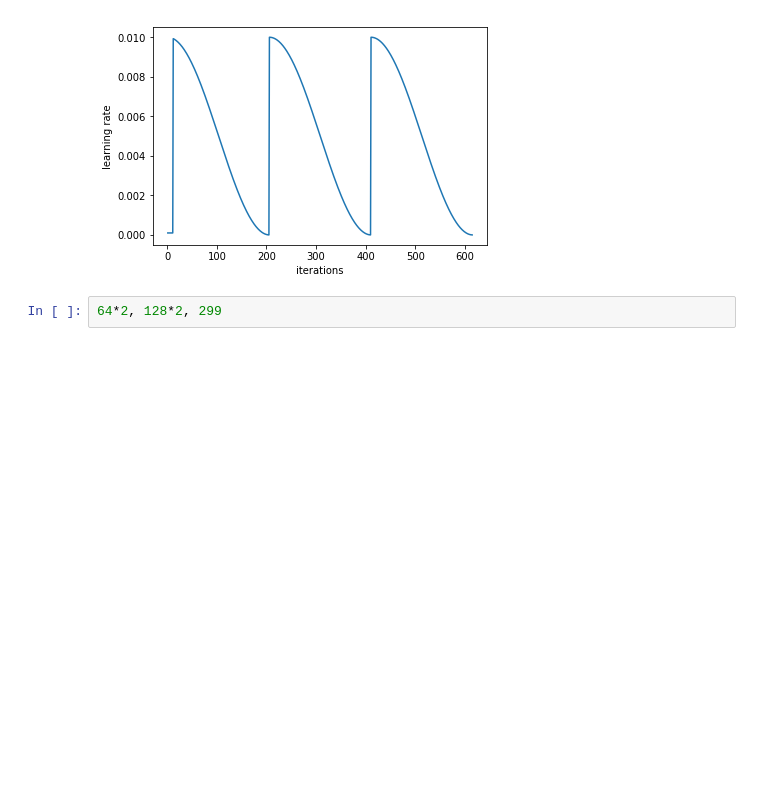
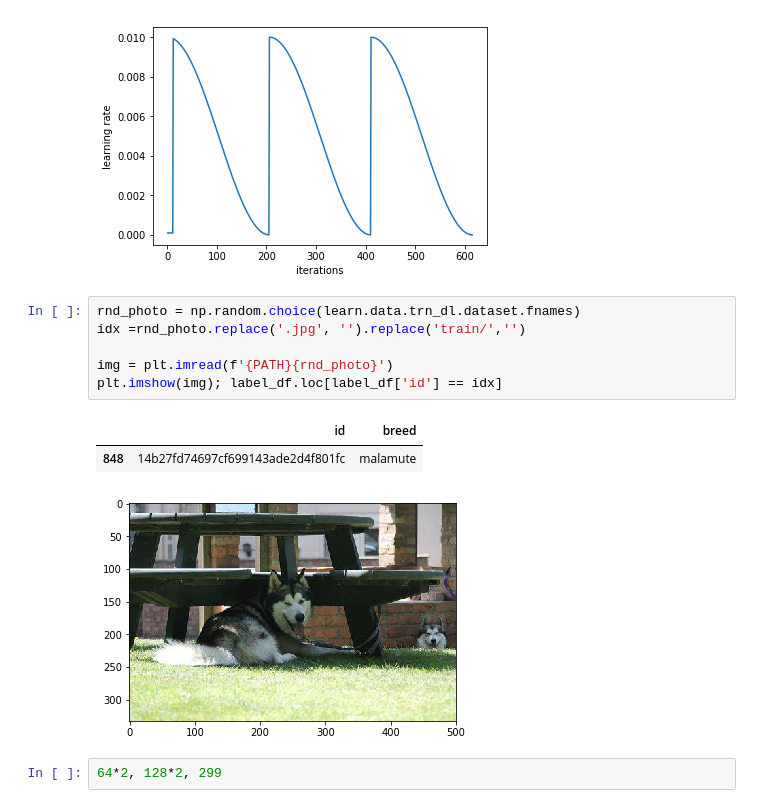
Before and after one commit to musedivision/deeplearning, a Jupyter notebook: volume/Dog breeds - kaggle.ipynb, the cells around one changed output. Cells and saved outputs as stored; diff of their text form; blank space fills up the shorter version.

```diff
--- a/volume/Dog breeds - kaggle.ipynb
+++ b/volume/Dog breeds - kaggle.ipynb
@@ -154,6 +144,16 @@ epoch      trn_loss   val_loss   accuracy
 learn.sched.plot_lr()
 # %% [output]
 [figure]
+# %%
+rnd_photo = np.random.choice(learn.data.trn_dl.dataset.fnames)
+idx =rnd_photo.replace('.jpg', '').replace('train/','')
+
+img = plt.imread(f'{PATH}{rnd_photo}')
+plt.imshow(img); label_df.loc[label_df['id'] == idx]
+# %% [output]
+|  | id | breed |
+| 848 | 14b27fd74697cf699143ade2d4f801fc | malamute |
+[figure, added]
 # %%
 64*2, 128*2, 299
 # %% [output]
```
Also changed, not shown: parts of 12 cells of this notebook, 1 other file.
